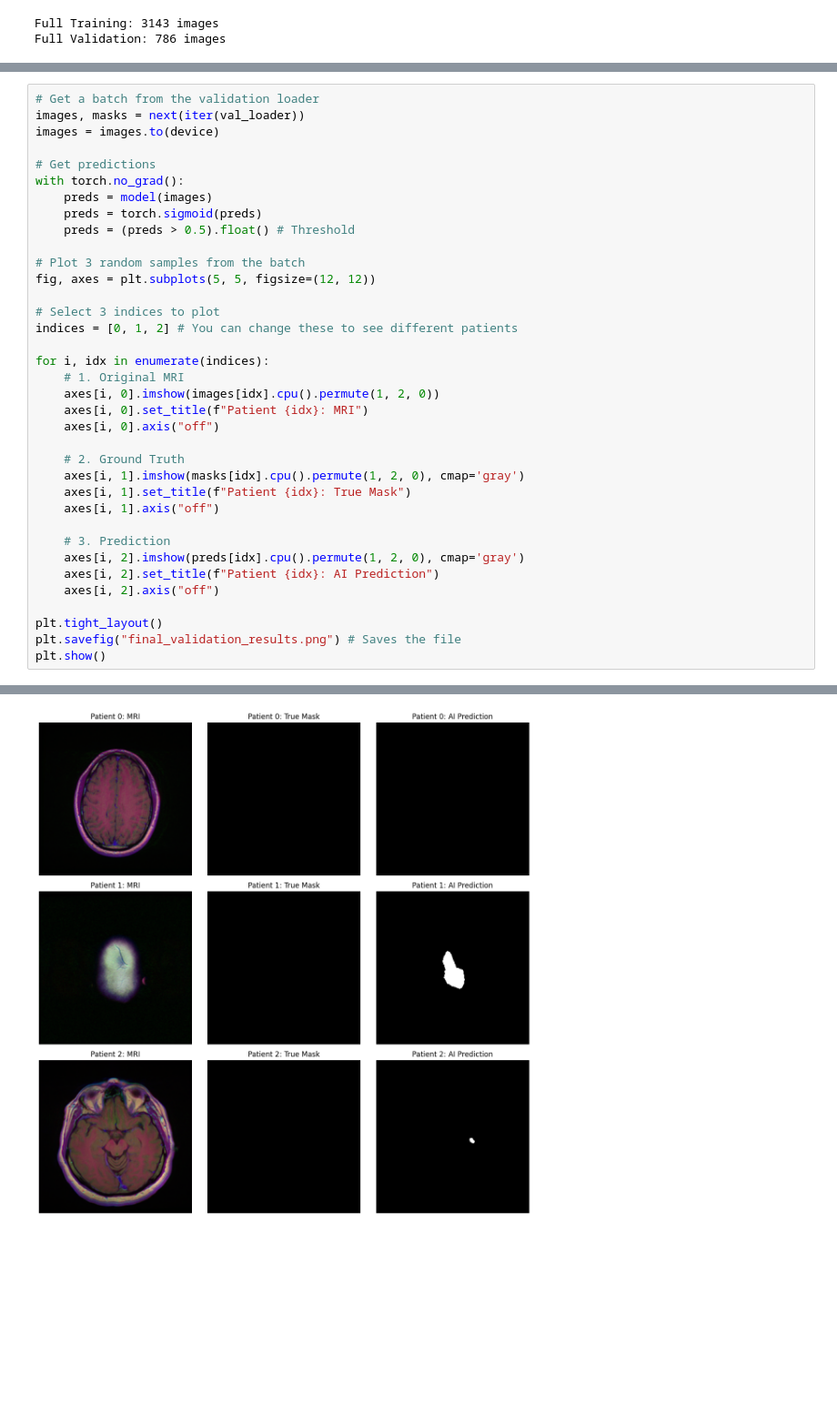
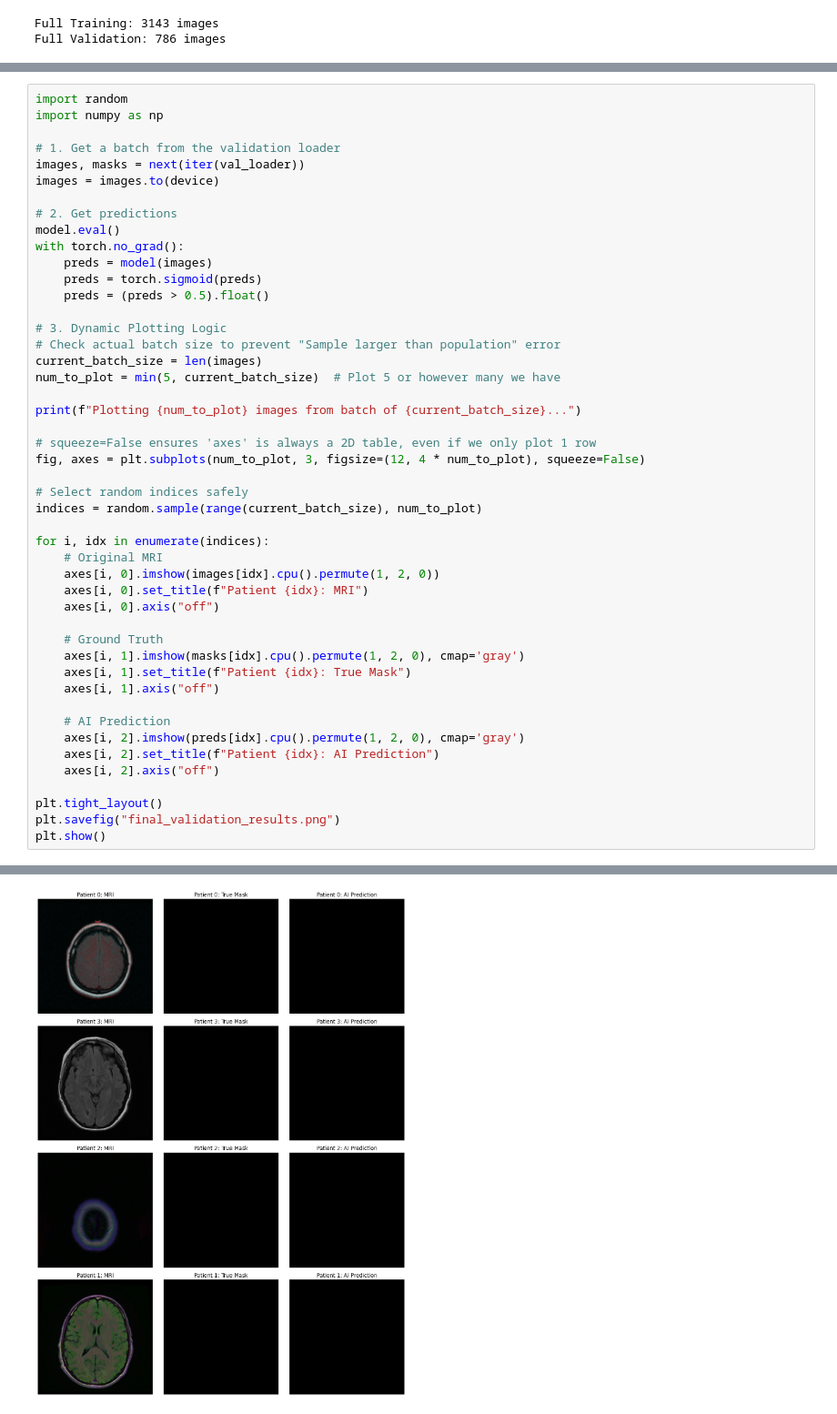
Before and after one commit to ycai24/Brain-MRI-Segmentation-UNet, a Jupyter notebook: MRI_Segmentation.ipynb, the cells around one changed output, grey strips where cells are left out. Shown at 91% size. Cells and saved outputs as stored; diff of their text form; blank space fills up the shorter version.

```diff
--- a/MRI_Segmentation.ipynb
+++ b/MRI_Segmentation.ipynb
@@ -380,37 +384,48 @@ Final Dice Score on Validation Set: 0.6077
 # %%
-# Get a batch from the validation loader
+import random
+import numpy as np
+
+# 1. Get a batch from the validation loader
 images, masks = next(iter(val_loader))
 images = images.to(device)
 
-# Get predictions
+# 2. Get predictions
+model.eval()
 with torch.no_grad():
     preds = model(images)
     preds = torch.sigmoid(preds)
-    preds = (preds > 0.5).float() # Threshold
+    preds = (preds > 0.5).float()
 
-# Plot 3 random samples from the batch
-fig, axes = plt.subplots(5, 5, figsize=(12, 12))
+# 3. Dynamic Plotting Logic
+# Check actual batch size to prevent "Sample larger than population" error
+current_batch_size = len(images)
+num_to_plot = min(5, current_batch_size)  # Plot 5 or however many we have
 
-# Select 3 indices to plot
-indices = [0, 1, 2] # You can change these to see different patients
+print(f"Plotting {num_to_plot} images from batch of {current_batch_size}...")
+
+# squeeze=False ensures 'axes' is always a 2D table, even if we only plot 1 row
+fig, axes = plt.subplots(num_to_plot, 3, figsize=(12, 4 * num_to_plot), squeeze=False)
+
+# Select random indices safely
+indices = random.sample(range(current_batch_size), num_to_plot)
 
 for i, idx in enumerate(indices):
-    # 1. Original MRI
+    # Original MRI
     axes[i, 0].imshow(images[idx].cpu().permute(1, 2, 0))
     axes[i, 0].set_title(f"Patient {idx}: MRI")
     axes[i, 0].axis("off")
 
-    # 2. Ground Truth
+    # Ground Truth
     axes[i, 1].imshow(masks[idx].cpu().permute(1, 2, 0), cmap='gray')
     axes[i, 1].set_title(f"Patient {idx}: True Mask")
     axes[i, 1].axis("off")
 
-    # 3. Prediction
+    # AI Prediction
     axes[i, 2].imshow(preds[idx].cpu().permute(1, 2, 0), cmap='gray')
     axes[i, 2].set_title(f"Patient {idx}: AI Prediction")
     axes[i, 2].axis("off")
 
 plt.tight_layout()
-plt.savefig("final_validation_results.png") # Saves the file
+plt.savefig("final_validation_results.png")
 plt.show()
 # %% [output]
@@ -417 +433 @@ plt.show()
-[figure, old version]
+[figure, new version]
```
Also changed, not shown: parts of 7 cells of this notebook, 2 other files.
